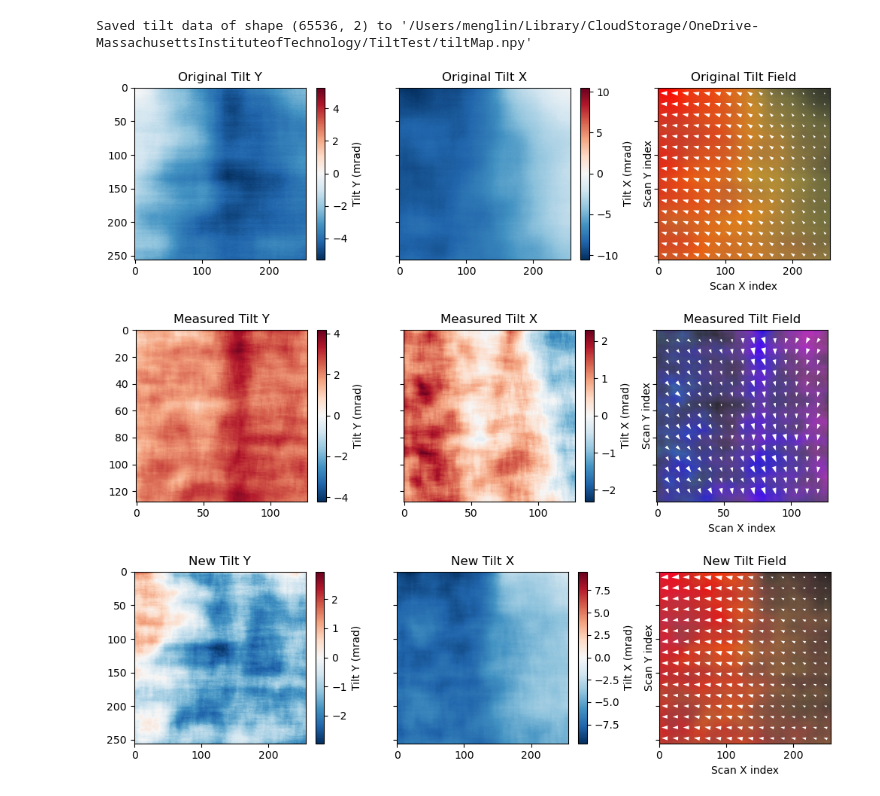
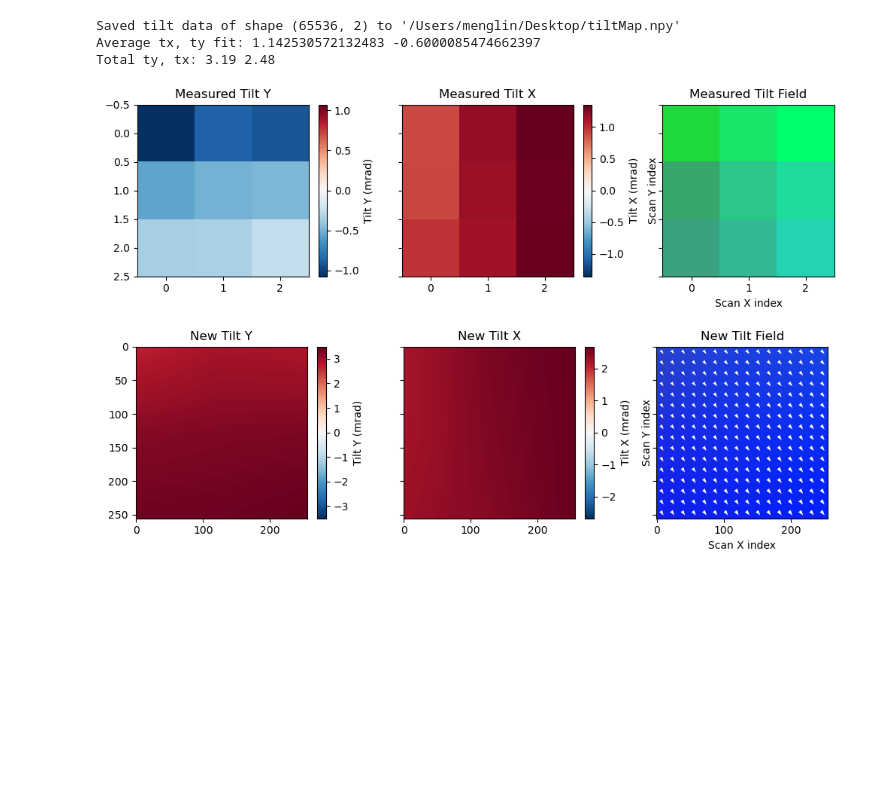
Before and after one commit to mlz-EM/ptyrad, a Jupyter notebook: scripts/get_tilt_map.ipynb, the cells around one changed output. Cells and saved outputs as stored; diff of their text form; code cells hidden in the pictures; blank space fills up the shorter version.

Commit message:
slice-wise error

```diff
--- a/scripts/get_tilt_map.ipynb
+++ b/scripts/get_tilt_map.ipynb
@@ -224,20 +224,24 @@ def compute_tilt_map_EMPAD():
     """
     pass
 # %%
-objP, dx, dz, tiltRef = load_stack_from_pt('/Users/menglin/Library/CloudStorage/OneDrive-MassachusettsInstituteofTechnology/output/PZT_tiltMap/20250531_full_N65536_dp196_flipT100_random32_p6_1obj_22slice_dz8_orblur0.5_ozblur1_mamp0.03_4_oathr0.98_oposc_sng1.0_spr0.1_tilt0.017_-10/model_iter0040.hdf5')
-tilt_x, tilt_y, shifts_map = compute_tilt_map(objP[9:17], dx, dz, (66, 66), (128, 128),)
+objP, dx, dz, tiltRef = load_stack_from_pt('/Users/menglin/Desktop/model_error_-1.03735_t0087_conv_angle_25.2_defocus_-250_Nlayer_8_iter0200.hdf5')
+tilt_x, tilt_y, shifts_map = compute_tilt_map(objP[3:-2], dx, dz, (66, 66), (3, 3),)
 # %%
 plt.close('all')
-adj_tx, adj_ty = save_tilt(tilt_x, tilt_y, fname='/Users/menglin/Library/CloudStorage/OneDrive-MassachusettsInstituteofTechnology/TiltTest/tiltMap', output_shape=[256,256], ref=tiltRef.T)
-o_ty, o_tx = tiltRef.T
-o_tx = o_tx.reshape(256, 256)
-o_ty = o_ty.reshape(256, 256)
+adj_tx, adj_ty = save_tilt(tilt_x, tilt_y, fname='/Users/menglin/Desktop/tiltMap', output_shape=[256,256], ref=tiltRef.T)
+# o_ty, o_tx = tiltRef.T
+# o_tx = o_tx.reshape(256, 256)
+# o_ty = o_ty.reshape(256, 256)
 
-visualize_tilt_map(o_tx, o_ty, quiver_scale=np.mean(np.hypot(o_tx, o_ty))*15, prefix='Original')
+
+# visualize_tilt_map(o_tx, o_ty, quiver_scale=np.mean(np.hypot(o_tx, o_ty))*15, prefix='Original')
 visualize_tilt_map(tilt_x, tilt_y, quiver_scale=np.mean(np.hypot(tilt_x, tilt_y))*15, prefix='Measured')
 visualize_tilt_map(adj_tx, adj_ty, quiver_scale=np.mean(np.hypot(adj_tx, adj_ty))*15, prefix='New')
+print("Average tx, ty fit:", tilt_x.mean(), tilt_y.mean(),)
+print("Total ty, tx:", round(adj_ty.mean(),2), round(adj_tx.mean(), 2),)
 # %% [output]
-Saved tilt data of shape (65536, 2) to '/Users/menglin/Library/CloudStorage/OneDrive-MassachusettsInstituteofTechnology/TiltTest/tiltMap.npy'
+Saved tilt data of shape (65536, 2) to '/Users/menglin/Desktop/tiltMap.npy'
+Average tx, ty fit: 1.142530572132483 -0.6000085474662397
+Total ty, tx: 3.19 2.48
-[figure, old version]
+[figure, new version]
-[figure, old version]
+[figure, new version]
-[figure, removed]
```
Also changed, not shown: 3 other files.
